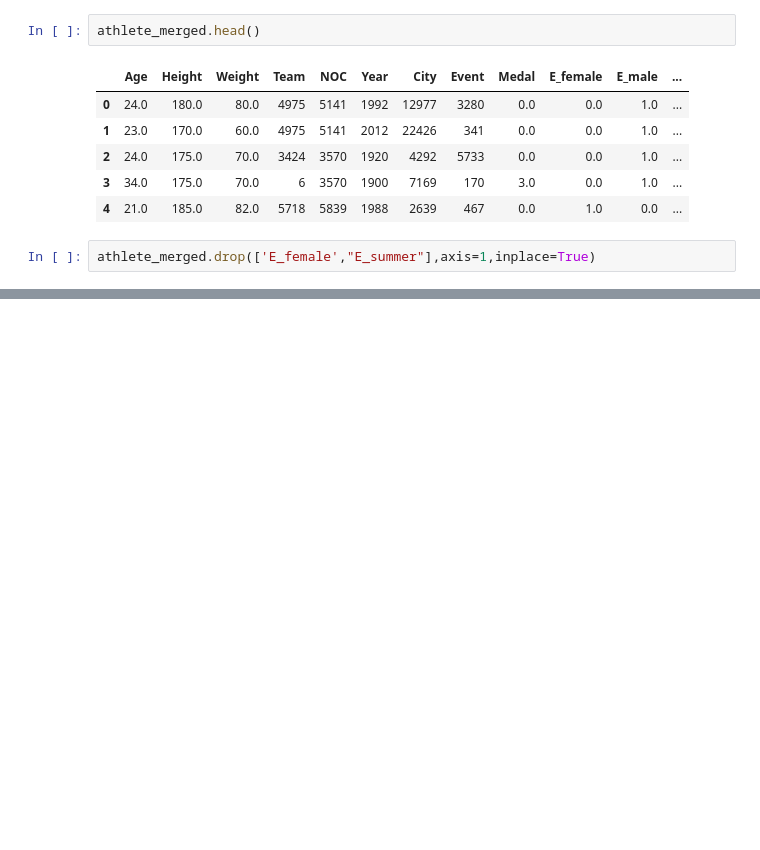
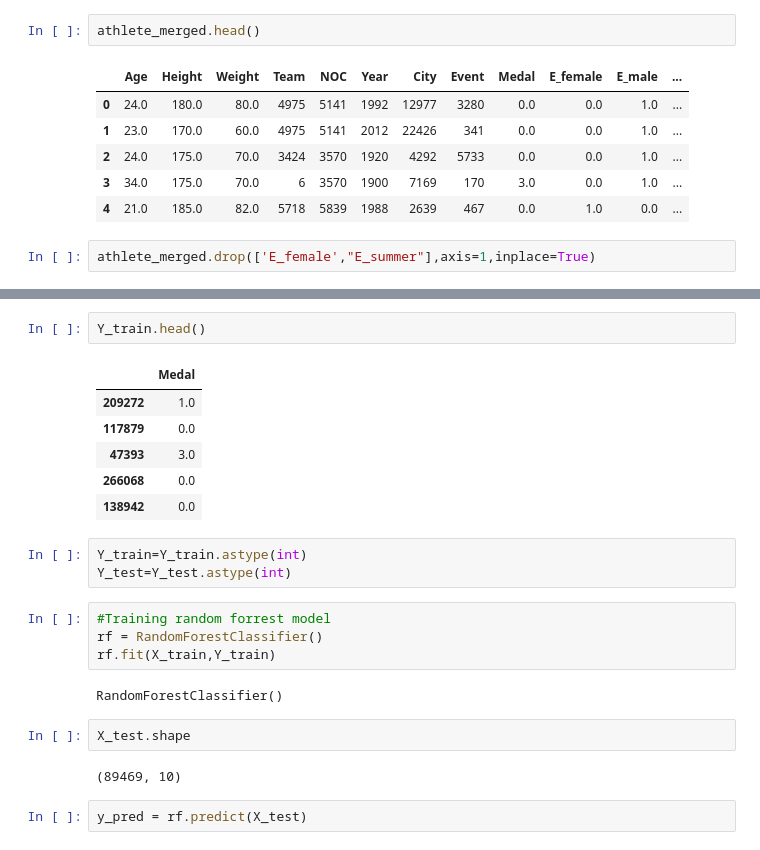
Before and after one commit to shailbpatel/255_group_project, a Jupyter notebook: Python_Code/Code_for_medal_prediction.ipynb, the cells around one changed output, grey strips where cells are left out. Saved outputs shown, nothing was run; the diff lists cells and outputs as text; blank space fills up the shorter version.

```diff
--- a/Python_Code/Code_for_medal_prediction.ipynb
+++ b/Python_Code/Code_for_medal_prediction.ipynb
@@ -569,0 +633,24 @@ Y=athlete_merged[['Medal']]
+# %%
+Y_train.head()
+# %% [output]
+|  | Medal |
+| 209272 | 1.0 |
+| 117879 | 0.0 |
+| 47393 | 3.0 |
+| 266068 | 0.0 |
+| 138942 | 0.0 |
+# %%
+Y_train=Y_train.astype(int)
+Y_test=Y_test.astype(int)
+# %%
+#Training random forrest model
+rf = RandomForestClassifier()
+rf.fit(X_train,Y_train)
+# %% [output]
+RandomForestClassifier()
+# %%
+X_test.shape
+# %% [output]
+(89469, 10)
+# %%
+y_pred = rf.predict(X_test)
```
Also changed, not shown: parts of 14 cells of this notebook.
